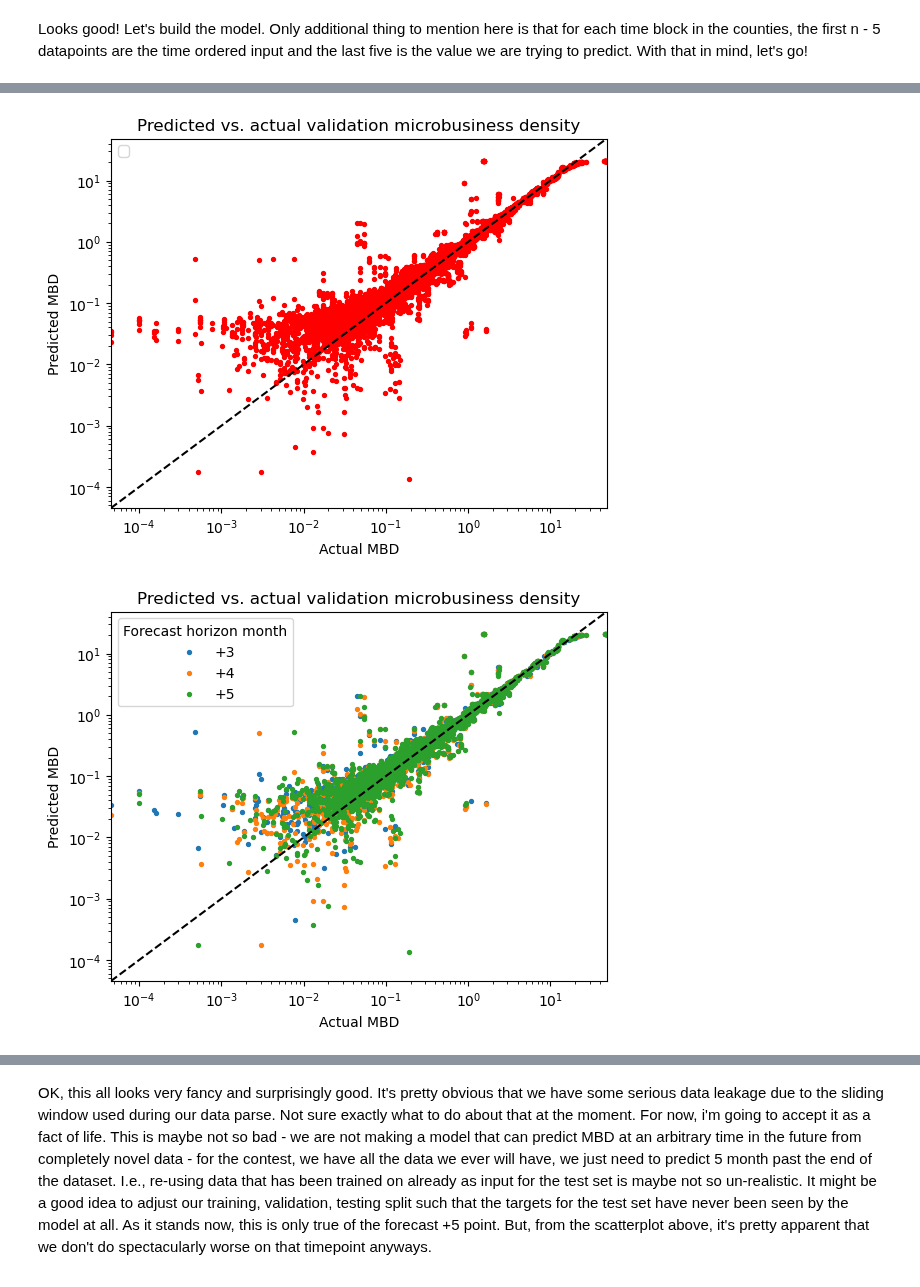
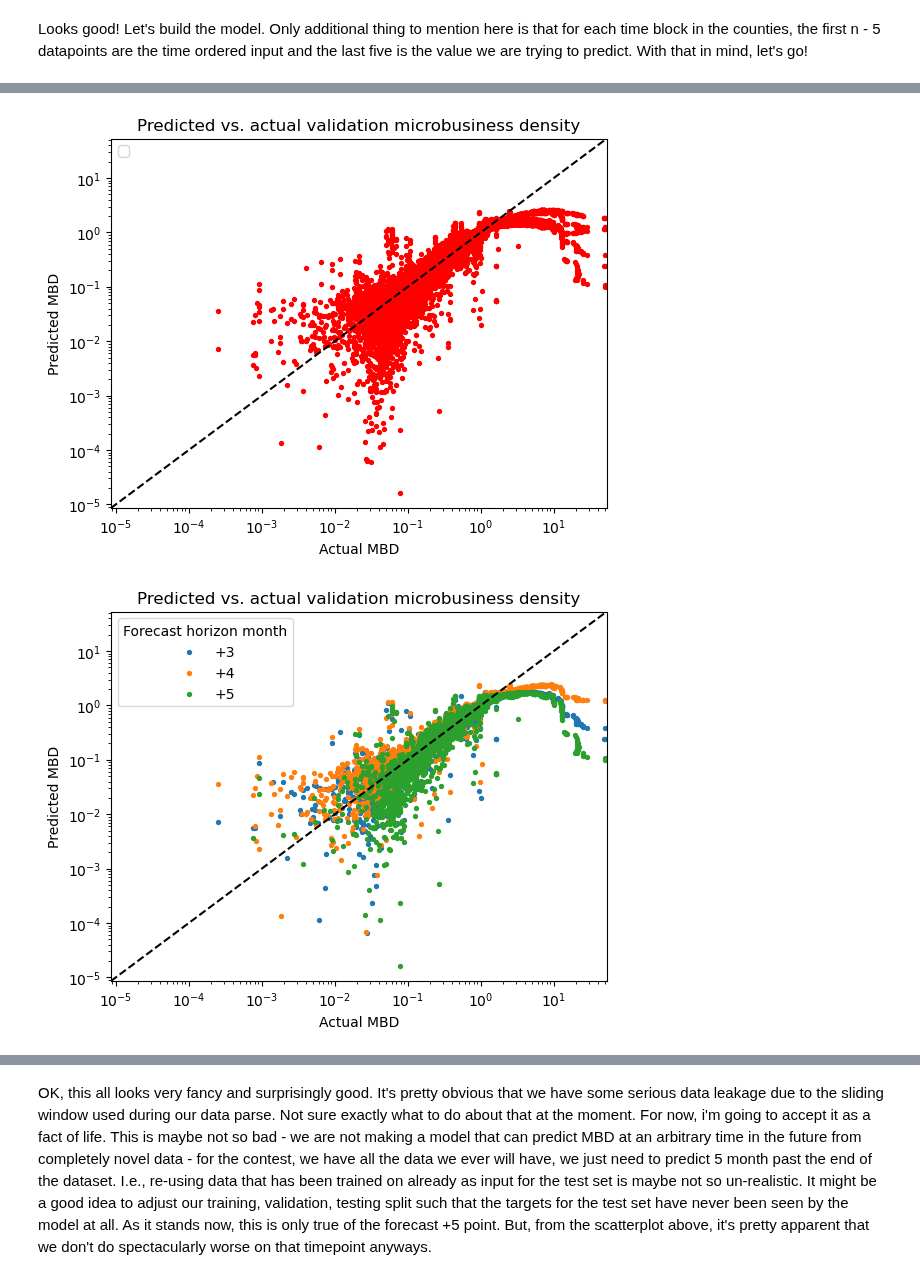
Before and after one commit to gperdrizet/kaggle_microbusiness, a Jupyter notebook: notebooks/15.1-GRU_model_testing.ipynb, the cells around one changed output, grey strips where cells are left out. Cells and saved outputs as stored; diff of their text form; code cells hidden in the pictures.

```diff
--- a/notebooks/15.1-GRU_model_testing.ipynb
+++ b/notebooks/15.1-GRU_model_testing.ipynb
@@ -87,7 +87,9 @@ datasets = funcs.training_validation_testing_split(
     num_counties = params.num_counties,
     input_data_type = params.input_data_type,
     testing_timepoints = params.testing_timepoints,
-    training_split_fraction = params.training_split_fraction
+    training_split_fraction = params.training_split_fraction,
+    pad_validation_data = params.pad_validation_data,
+    forecast_horizon = params.forecast_horizon
 )
 
 datasets = funcs.standardize_datasets(datasets)
@@ -138,5 +127,5 @@ plt.show()
 # %%
-predictions = funcs.make_predictions(model, datasets, params.forecast_horizon)
+predictions, targets = funcs.make_predictions(model, datasets, params.forecast_horizon)
 # %% [output]
 3135/3135 [==============================] - 8s 2ms/step
 3135/3135 [==============================] - 7s 2ms/step
@@ -144,35 +132,35 @@ predictions = funcs.make_predictions(model, datasets, params.forecast_horizon)
 # %%
 # Plot predicted vs actual MBD values for validation set
 point_size = 8
-plt.scatter(predictions['validation_targets'].flatten(), predictions['validation_predictions'].flatten(), s=point_size, c='red')
+plt.scatter(targets['validation'].flatten(), predictions['validation'].flatten(), s=point_size, c='red')
 
 # Set common axis limits
-data_pool = list(predictions['validation_targets'].flatten()) + list(predictions['validation_predictions'].flatten())
+data_pool = list(targets['validation'].flatten()) + list(predictions['validation'].flatten())
 trimmed_data_pool = [i for i in data_pool if i > 0]
 
 plot_max = max(trimmed_data_pool)
 plot_min = min(trimmed_data_pool)
 
 plt.xlim([plot_min, plot_max])
 plt.ylim([plot_min, plot_max])
 
 # Set log10 scales
 plt.xscale('log')
 plt.yscale('log')
 
 # Add y=x line
 plt.axline((plot_min, plot_min), (plot_max, plot_max), color='black', linestyle='dashed')
 
 # Add in a title and axes labels
 plt.title('Predicted vs. actual validation microbusiness density')
 plt.xlabel('Actual MBD')
 plt.ylabel('Predicted MBD')
 
 # Display the plot
 plt.legend(loc='best')
 plt.show()
 # %% [output]
-[figure, old version]
+[figure, new version]
 # %%
 # Split off the last three individual month's predictions
 # this approximates the final private leaderboard scoring
@@ -191,7 +179,7 @@ plt.scatter(index_4_validation_targets, index_4_validation_predictions, s=point_
 plt.scatter(index_5_validation_targets, index_5_validation_predictions, s=point_size, label='+5')
 
 # Set common axis limits
-data_pool = list(predictions['validation_targets'].flatten()) + list(predictions['validation_predictions'].flatten())
+data_pool = list(targets['validation'].flatten()) + list(predictions['validation'].flatten())
 trimmed_data_pool = [i for i in data_pool if i > 0]
 
 plot_max = max(trimmed_data_pool)
@@ -216,4 +204,4 @@ plt.ylabel('Predicted MBD')
 plt.legend(title='Forecast horizon month', loc='best')
 plt.show()
 # %% [output]
-[figure, old version]
+[figure, new version]
```
Also changed, not shown: parts of 25 cells of this notebook, 2 other files.
